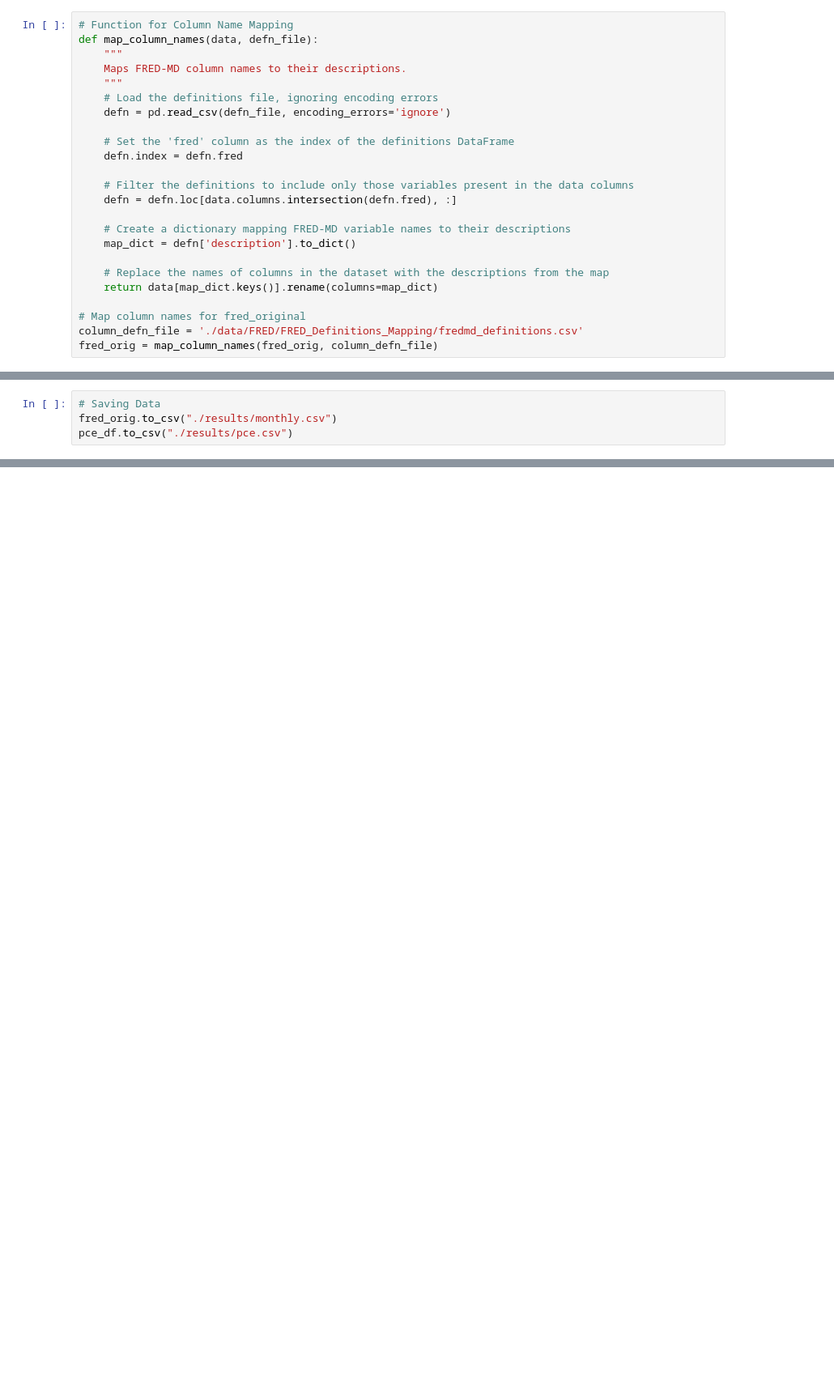
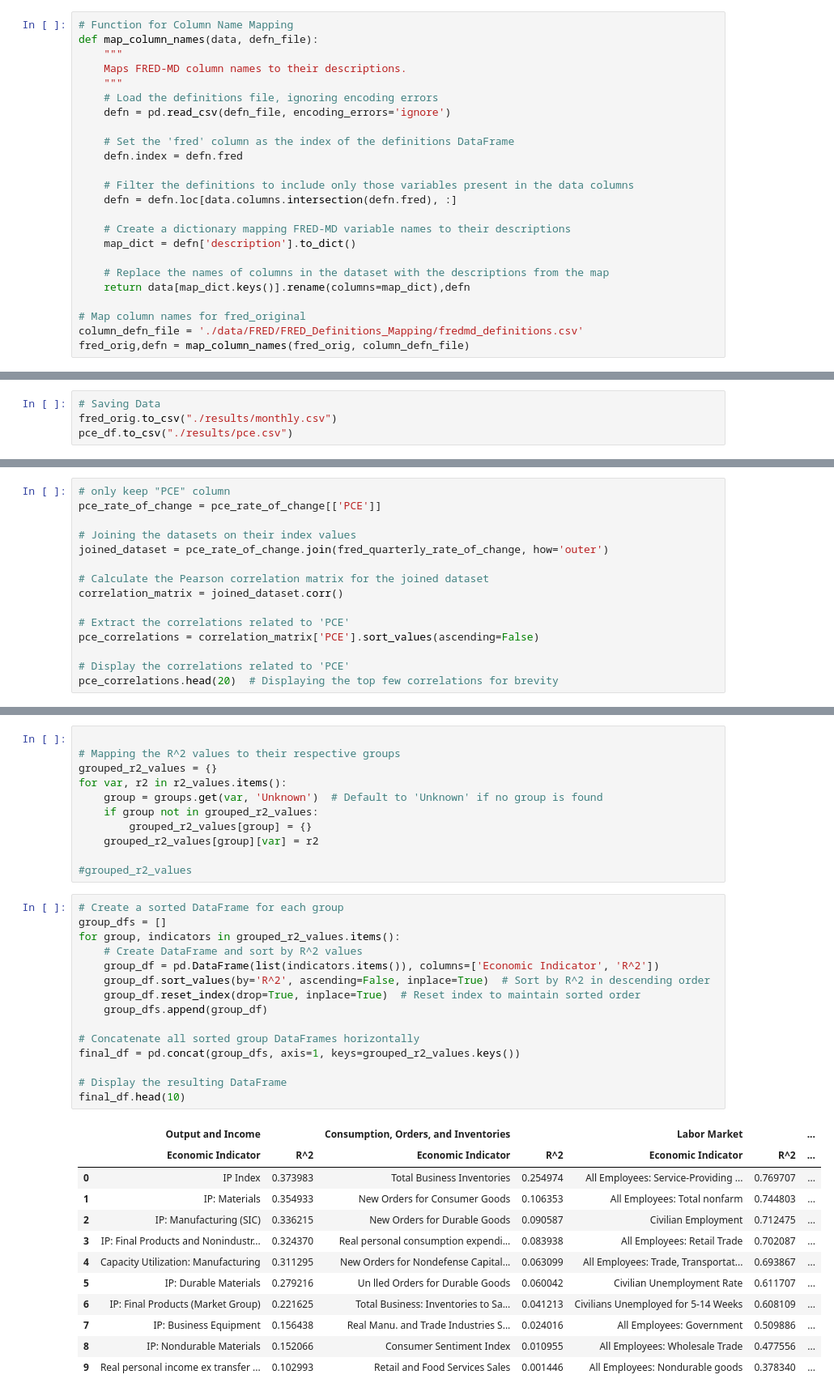
Before and after one commit to janjannagtegaal/NowCasting-M1, a Jupyter notebook: M1_NowCasting_Consumer_Exp.ipynb, the cells around one changed output, grey strips where cells are left out. Shown at 81% size. Drawn from its saved outputs; the diff is of its cells as text; blank space fills up the shorter version.

```diff
--- a/M1_NowCasting_Consumer_Exp.ipynb
+++ b/M1_NowCasting_Consumer_Exp.ipynb
@@ -598,8 +588,8 @@ def map_column_names(data, defn_file):
     map_dict = defn['description'].to_dict()
 
     # Replace the names of columns in the dataset with the descriptions from the map
-    return data[map_dict.keys()].rename(columns=map_dict)
+    return data[map_dict.keys()].rename(columns=map_dict),defn
 
 # Map column names for fred_original
 column_defn_file = './data/FRED/FRED_Definitions_Mapping/fredmd_definitions.csv'
-fred_orig = map_column_names(fred_orig, column_defn_file)
+fred_orig,defn = map_column_names(fred_orig, column_defn_file)
@@ -751,0 +744,15 @@ fred_rate_of_change.to_csv("./results/fred_rate_of_change.csv")
+# %%
+# only keep "PCE" column
+pce_rate_of_change = pce_rate_of_change[['PCE']]
+
+# Joining the datasets on their index values
+joined_dataset = pce_rate_of_change.join(fred_quarterly_rate_of_change, how='outer')
+
+# Calculate the Pearson correlation matrix for the joined dataset
+correlation_matrix = joined_dataset.corr()
+
+# Extract the correlations related to 'PCE'
+pce_correlations = correlation_matrix['PCE'].sort_values(ascending=False)
+
+# Display the correlations related to 'PCE'
+pce_correlations.head(20)  # Displaying the top few correlations for brevity
@@ -751,0 +897,39 @@ fred_rate_of_change.to_csv("./results/fred_rate_of_change.csv")
+# %%
+
+# Mapping the R^2 values to their respective groups
+grouped_r2_values = {}
+for var, r2 in r2_values.items():
+    group = groups.get(var, 'Unknown')  # Default to 'Unknown' if no group is found
+    if group not in grouped_r2_values:
+        grouped_r2_values[group] = {}
+    grouped_r2_values[group][var] = r2
+
+#grouped_r2_values
+# %%
+# Create a sorted DataFrame for each group
+group_dfs = []
+for group, indicators in grouped_r2_values.items():
+    # Create DataFrame and sort by R^2 values
+    group_df = pd.DataFrame(list(indicators.items()), columns=['Economic Indicator', 'R^2'])
+    group_df.sort_values(by='R^2', ascending=False, inplace=True)  # Sort by R^2 in descending order
+    group_df.reset_index(drop=True, inplace=True)  # Reset index to maintain sorted order
+    group_dfs.append(group_df)
+
+# Concatenate all sorted group DataFrames horizontally
+final_df = pd.concat(group_dfs, axis=1, keys=grouped_r2_values.keys())
+
+# Display the resulting DataFrame
+final_df.head(10)
+# %% [output]
+|  | Output and Income |  | Consumption, Orders, and Inventories |  | Labor Market |  | ... |
+|  | Economic Indicator | R^2 | Economic Indicator | R^2 | Economic Indicator | R^2 | ... |
+| 0 | IP Index | 0.373983 | Total Business Inventories | 0.254974 | All Employees: Service-Providing ... | 0.769707 | ... |
+| 1 | IP: Materials | 0.354933 | New Orders for Consumer Goods | 0.106353 | All Employees: Total nonfarm | 0.744803 | ... |
+| 2 | IP: Manufacturing (SIC) | 0.336215 | New Orders for Durable Goods | 0.090587 | Civilian Employment | 0.712475 | ... |
+| 3 | IP: Final Products and Nonindustr... | 0.324370 | Real personal consumption expendi... | 0.083938 | All Employees: Retail Trade | 0.702087 | ... |
+| 4 | Capacity Utilization: Manufacturing | 0.311295 | New Orders for Nondefense Capital... | 0.063099 | All Employees: Trade, Transportat... | 0.693867 | ... |
+| 5 | IP: Durable Materials | 0.279216 | Un lled Orders for Durable Goods | 0.060042 | Civilian Unemployment Rate | 0.611707 | ... |
+| 6 | IP: Final Products (Market Group) | 0.221625 | Total Business: Inventories to Sa... | 0.041213 | Civilians Unemployed for 5-14 Weeks | 0.608109 | ... |
+| 7 | IP: Business Equipment | 0.156438 | Real Manu. and Trade Industries S... | 0.024016 | All Employees: Government | 0.509886 | ... |
+| 8 | IP: Nondurable Materials | 0.152066 | Consumer Sentiment Index | 0.010955 | All Employees: Wholesale Trade | 0.477556 | ... |
+| 9 | Real personal income ex transfer ... | 0.102993 | Retail and Food Services Sales | 0.001446 | All Employees: Nondurable goods | 0.378340 | ... |
```
Also changed, not shown: parts of 49 cells of this notebook, 5 other files.
